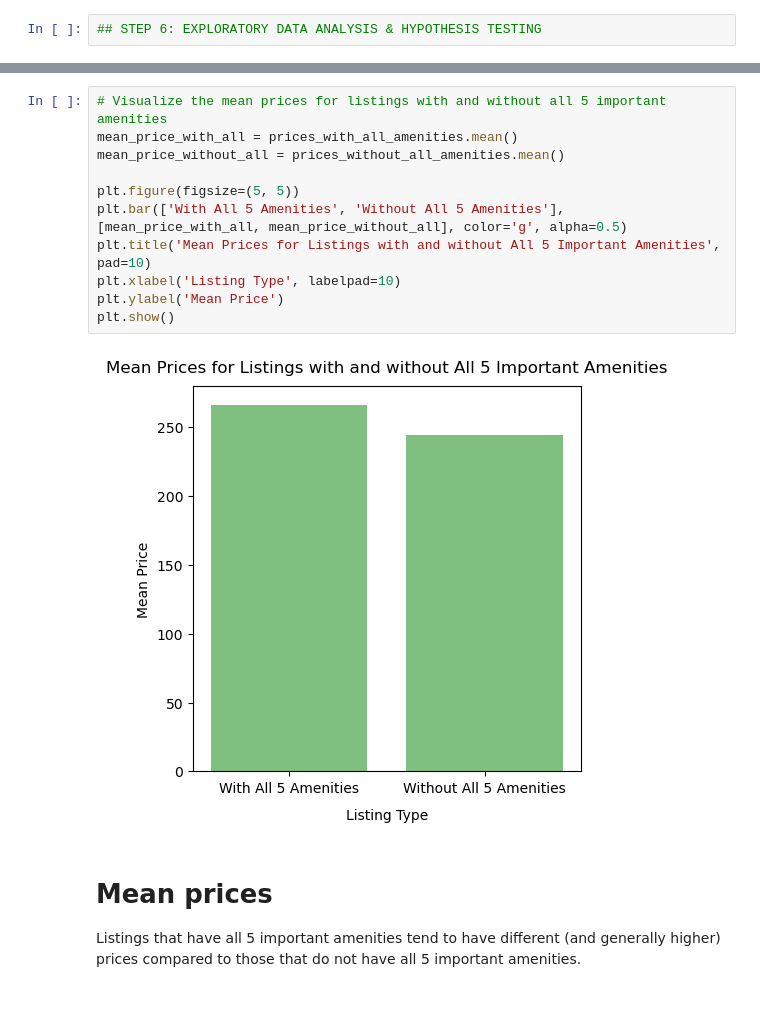
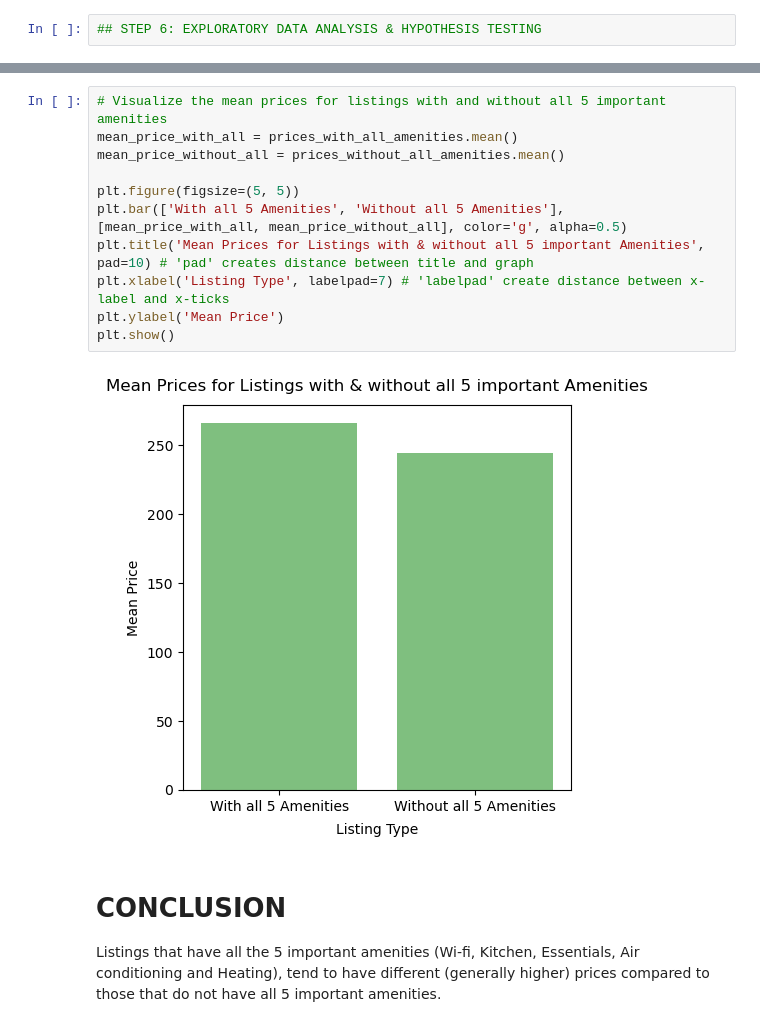
Before and after one commit to lhenry97/Project-1---Group-1, a Jupyter notebook: Property Type & Amenities on Price.ipynb, the cells around one changed output, grey strips where cells are left out. Saved outputs shown, nothing was run; the diff lists cells and outputs as text.

```diff
--- a/Property Type & Amenities on Price.ipynb
+++ b/Property Type & Amenities on Price.ipynb
@@ -353,16 +391,16 @@ Since the P-value is less than 0.05, we reject the null hypothesis and coclude t
 # %%
 # Visualize the mean prices for listings with and without all 5 important amenities
 mean_price_with_all = prices_with_all_amenities.mean()
 mean_price_without_all = prices_without_all_amenities.mean()
 
 plt.figure(figsize=(5, 5))
-plt.bar(['With All 5 Amenities', 'Without All 5 Amenities'], [mean_price_with_all, mean_price_without_all], color='g', alpha=0.5)
-plt.title('Mean Prices for Listings with and without All 5 Important Amenities', pad=10)
-plt.xlabel('Listing Type', labelpad=10)
+plt.bar(['With all 5 Amenities', 'Without all 5 Amenities'], [mean_price_with_all, mean_price_without_all], color='g', alpha=0.5)
+plt.title('Mean Prices for Listings with & without all 5 important Amenities', pad=10) # 'pad' creates distance between title and graph
+plt.xlabel('Listing Type', labelpad=7) # 'labelpad' create distance between x-label and x-ticks
 plt.ylabel('Mean Price')
 plt.show()
 # %% [output]
-[figure, old version]
+[figure, new version]
 # %% [markdown]
-# Mean prices
-Listings that have all 5 important amenities tend to have different (and generally higher) prices compared to those that do not have all 5 important amenities.
+# CONCLUSION
+Listings that have all the 5 important amenities (Wi-fi, Kitchen, Essentials, Air conditioning and Heating), tend to have different (generally higher) prices compared to those that do not have all 5 important amenities.
```
Also changed, not shown: parts of 7 cells of this notebook, 1 other file.
